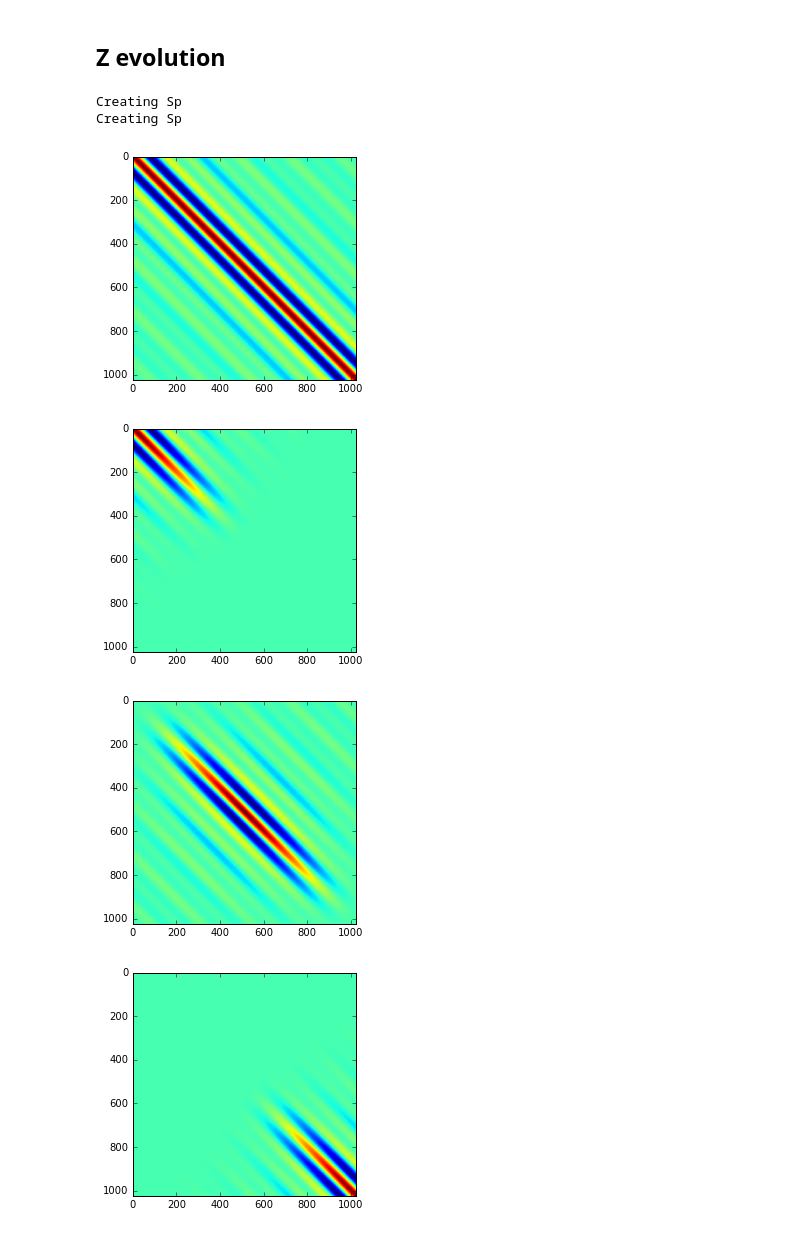
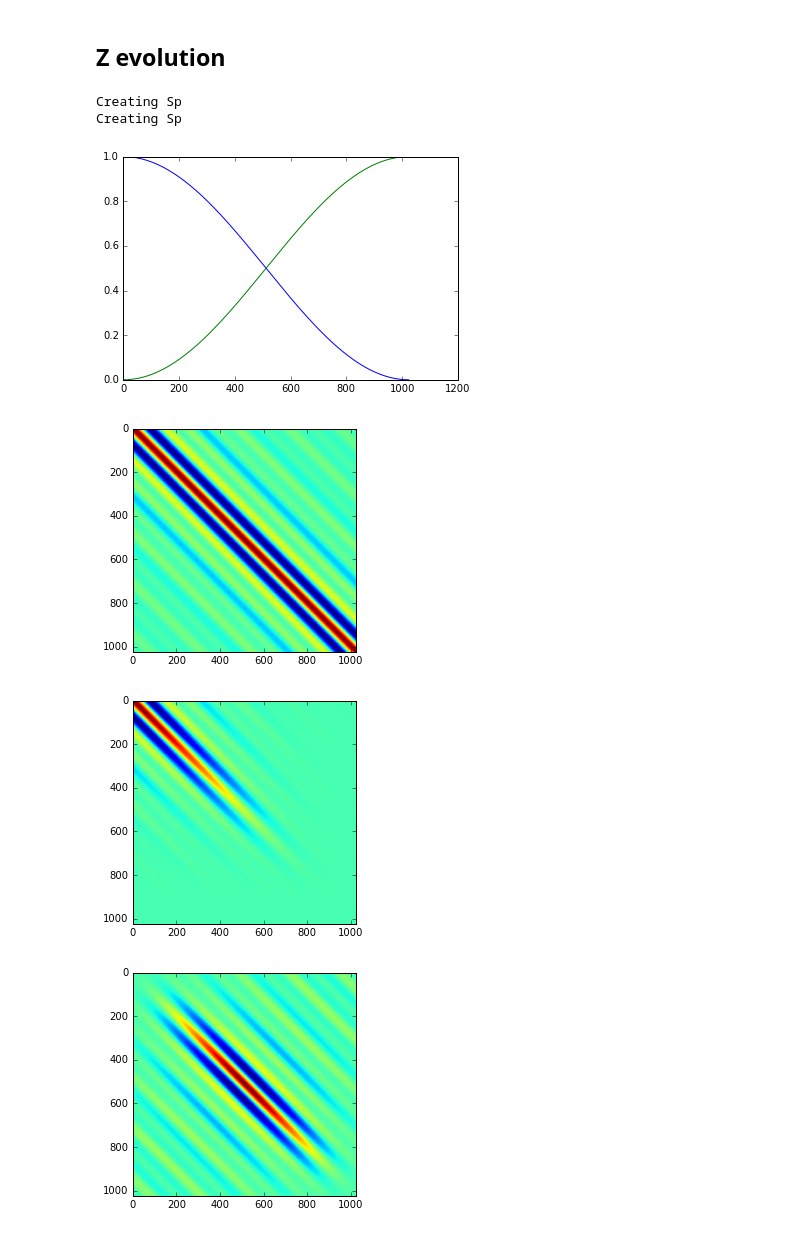
Before and after one commit to slosar/quadshit, a Jupyter notebook: py/test.ipynb, the cells around one changed output. Cells and saved outputs as stored; diff of their text form; code cells hidden in the pictures.

```diff
--- a/py/test.ipynb
+++ b/py/test.ipynb
@@ -63,18 +63,20 @@ plt.colorbar()
 # %% [markdown]
 ## Z evolution
 # %%
-# reload(qs)
+reload(qs)
 D=qs.QuadShit(A2=2.0)
 # derivs
-Sp,xil=D.getSp3()
+Sp,xil,wl,wh=D.getSp3Alt()
+plt.plot(wl)
+plt.plot(wh)
 Sp1,xil=D.getSponez()
 for S in [Sp1[2], Sp[2], Sp[7],Sp[12],Sp[2]+Sp[7]+Sp[12]]:
     plt.figure()
     plt.imshow(S,interpolation='nearest')
 # %% [output]
 Creating Sp
 Creating Sp
-[figure, old version]
+[figure, new version]
-[figure, old version]
+[figure, new version]
-[figure, old version]
+[figure, new version]
-[figure, old version]
+[figure, new version]
```
Also changed, not shown: parts of 8 cells of this notebook, 2 other files.
